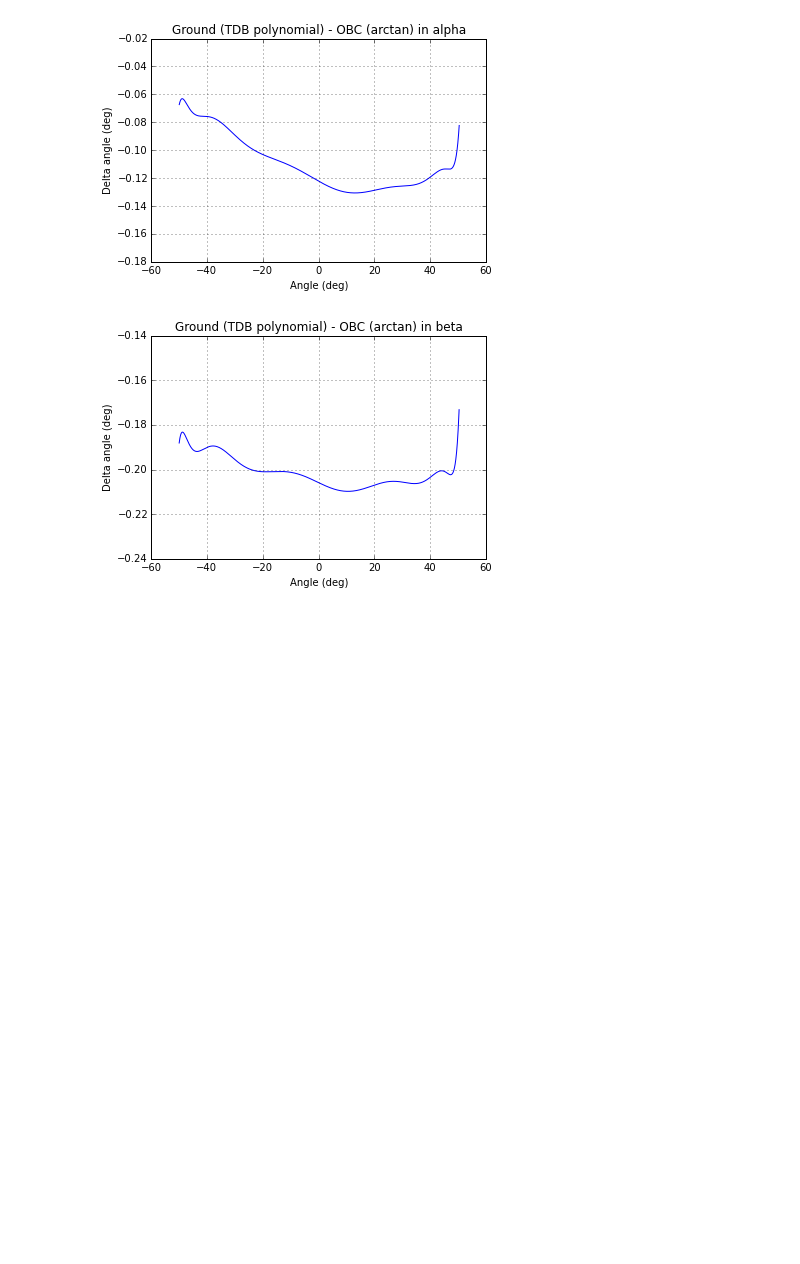
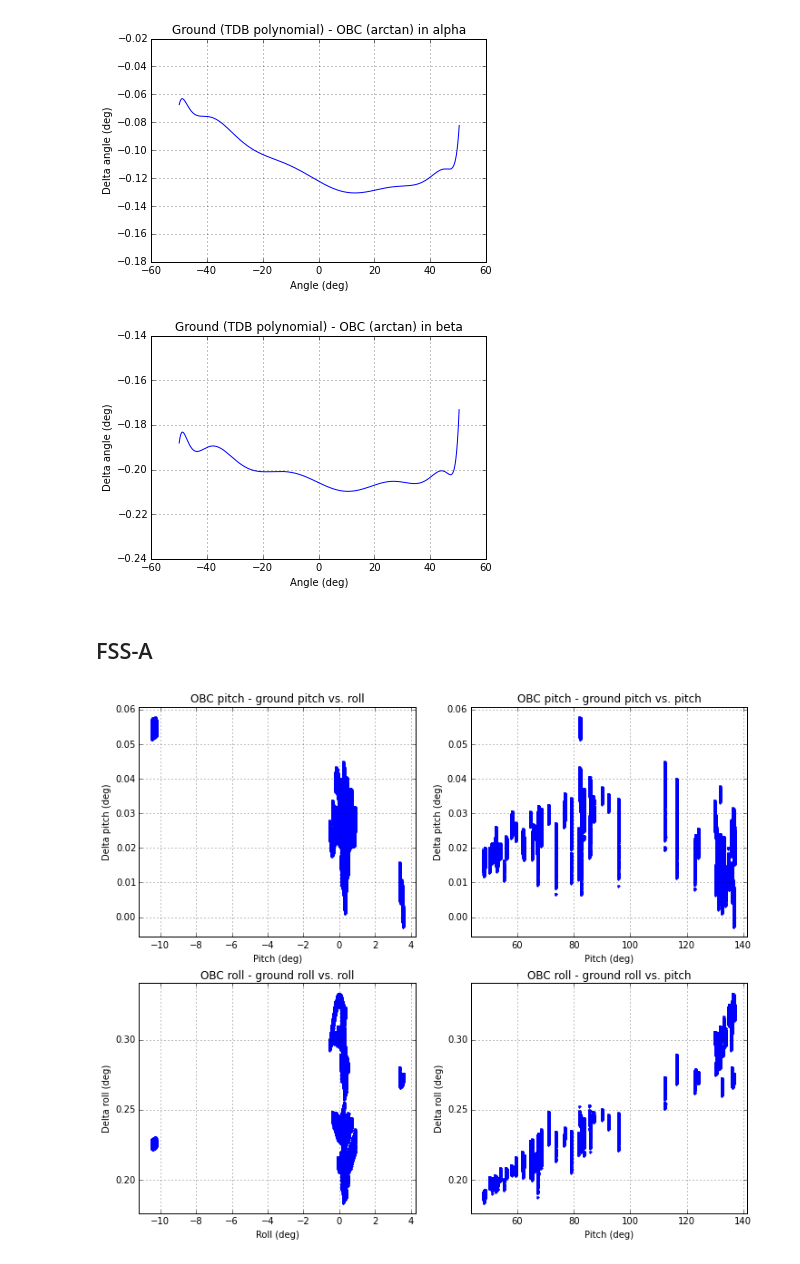
Before and after one commit to sot/safemode_2015264, a Jupyter notebook: fss_calibration.ipynb, the cells around one changed output. Drawn from its saved outputs; the diff is of its cells as text; code cells hidden in the pictures; blank space fills up the shorter version.

```diff
--- a/fss_calibration.ipynb
+++ b/fss_calibration.ipynb
@@ -147,5 +147,6 @@ obc_dat, obc_alp, obc_bet = get_obc_fss_angles(start, stop, subsample)
 # %%
 fss = 'a' if Time(start) < Time('2013-05-10') else 'b'
 obc_pitch, obc_roll = calc_pitch_roll_from_fss_angles(obc_alp, obc_bet, fss)
-gnd = fetch.Msidset(['pitch', 'roll'], start, stop)
+gnd = fetch.MSIDset(['pitch', 'roll'], start, stop)
 gnd.interpolate(times=obc_dat.times)
+print(len(gnd['pitch'].vals), len(obc_dat.times), len(gnd['pitch'].times))
@@ -152,5 +155,5 @@ gnd.interpolate(times=obc_dat.times)
 # %%
-def plot_delta_vs_pitch_roll():
+def plot_delta_vs_pitch_roll(gnd, obc_pitch, obc_roll):
     plt.figure(figsize=(12, 10))
 
     plt.subplot(2, 2, 1)
@@ -230,3 +233,20 @@ plot_compare_ground_obc_cal_curves(channel='alpha');
 plot_compare_ground_obc_cal_curves(channel='beta')
 # %% [output]
 [figure]
+# %% [markdown]
+## FSS-A
+# %%
+start = '2013:001'
+stop = '2013:030'
+subsample = 10
+
+obc_dat, obc_alp, obc_bet = get_obc_fss_angles(start, stop, subsample)
+# %%
+fss = 'a' if Time(start) < Time('2013-05-10') else 'b'
+obc_pitch, obc_roll = calc_pitch_roll_from_fss_angles(obc_alp, obc_bet, fss)
+gnd = fetch.Msidset(['pitch', 'roll'], start, stop)
+gnd.interpolate(times=obc_dat.times)
+# %%
+plot_delta_vs_pitch_roll(gnd, obc_pitch, obc_roll)
+# %% [output]
+[figure, added]
```
Also changed, not shown: parts of 3 cells of this notebook.
